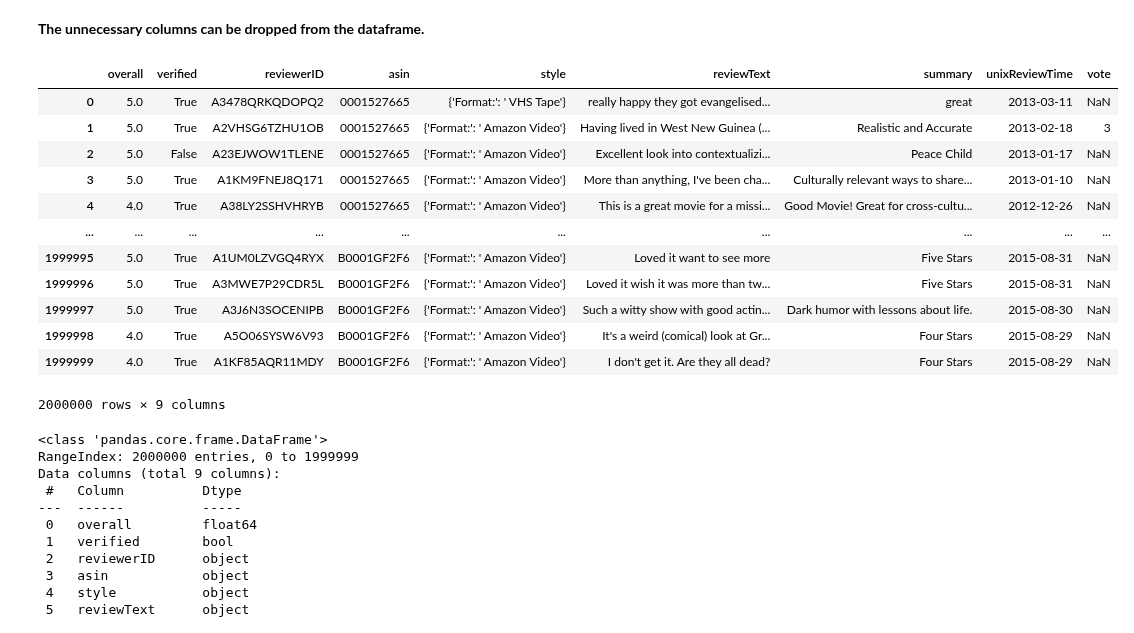
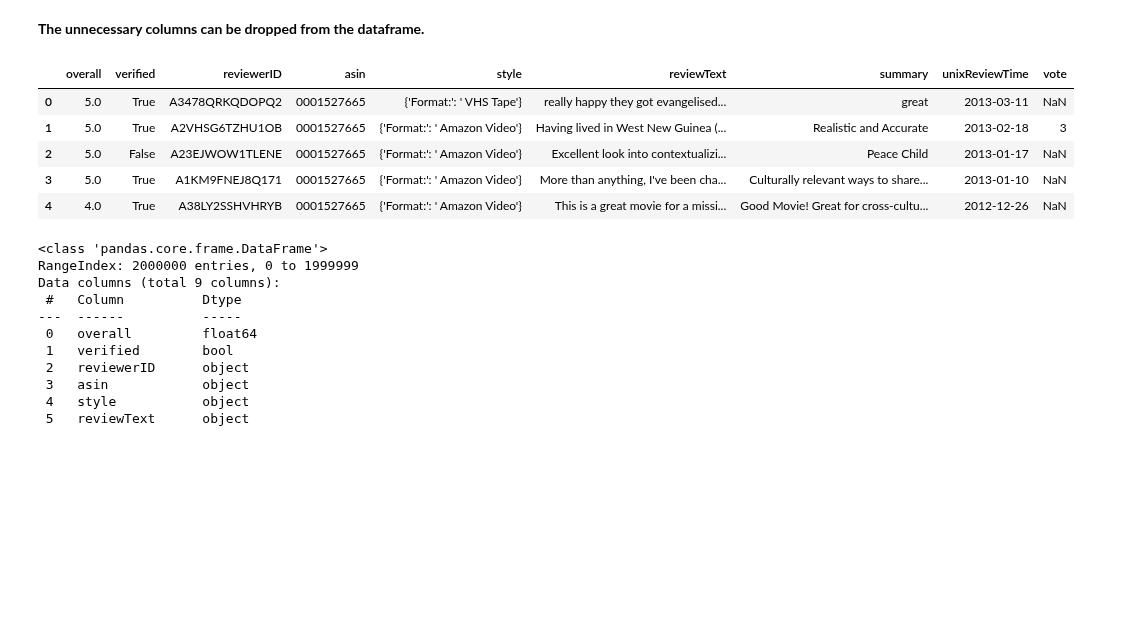
Before and after one commit to JTruong3/Amazon-Product-Recommender, a Jupyter notebook: 1a_Preprocessing_and_EDA.ipynb, the cells around one changed output. Drawn from its saved outputs; the diff is of its cells as text; code cells hidden in the pictures; blank space fills up the shorter version.

```diff
--- a/1a_Preprocessing_and_EDA.ipynb
+++ b/1a_Preprocessing_and_EDA.ipynb
@@ -252,23 +252,16 @@ All rows of dates are identical so one of them can be dropped. ReviewTime will b
 # %%
 # Drop the unnecessary columns
 review_df.drop(columns = ['reviewTime','reviewerName','image'],inplace = True)
 
 # Check results
-review_df
+review_df.head()
 # %% [output]
 |  | overall | verified | reviewerID | asin | style | reviewText | summary | unixReviewTime | vote |
 | 0 | 5.0 | True | A3478QRKQDOPQ2 | 0001527665 | {'Format:': ' VHS Tape'} | really happy they got evangelised... | great | 2013-03-11 | NaN |
 | 1 | 5.0 | True | A2VHSG6TZHU1OB | 0001527665 | {'Format:': ' Amazon Video'} | Having lived in West New Guinea (... | Realistic and Accurate | 2013-02-18 | 3 |
 | 2 | 5.0 | False | A23EJWOW1TLENE | 0001527665 | {'Format:': ' Amazon Video'} | Excellent look into contextualizi... | Peace Child | 2013-01-17 | NaN |
 | 3 | 5.0 | True | A1KM9FNEJ8Q171 | 0001527665 | {'Format:': ' Amazon Video'} | More than anything, I've been cha... | Culturally relevant ways to share... | 2013-01-10 | NaN |
 | 4 | 4.0 | True | A38LY2SSHVHRYB | 0001527665 | {'Format:': ' Amazon Video'} | This is a great movie for a missi... | Good Movie! Great for cross-cultu... | 2012-12-26 | NaN |
-| ... | ... | ... | ... | ... | ... | ... | ... | ... | ... |
-| 1999995 | 5.0 | True | A1UM0LZVGQ4RYX | B0001GF2F6 | {'Format:': ' Amazon Video'} | Loved it want to see more | Five Stars | 2015-08-31 | NaN |
-| 1999996 | 5.0 | True | A3MWE7P29CDR5L | B0001GF2F6 | {'Format:': ' Amazon Video'} | Loved it wish it was more than tw... | Five Stars | 2015-08-31 | NaN |
-| 1999997 | 5.0 | True | A3J6N3SOCENIPB | B0001GF2F6 | {'Format:': ' Amazon Video'} | Such a witty show with good actin... | Dark humor with lessons about life. | 2015-08-30 | NaN |
-| 1999998 | 4.0 | True | A5O06SYSW6V93 | B0001GF2F6 | {'Format:': ' Amazon Video'} | It's a weird (comical) look at Gr... | Four Stars | 2015-08-29 | NaN |
-| 1999999 | 4.0 | True | A1KF85AQR11MDY | B0001GF2F6 | {'Format:': ' Amazon Video'} | I don't get it. Are they all dead? | Four Stars | 2015-08-29 | NaN |
-2000000 rows × 9 columns
 # %%
 # Check results
 review_df.info()
```
Also changed, not shown: parts of 42 cells of this notebook, 5 other files.
